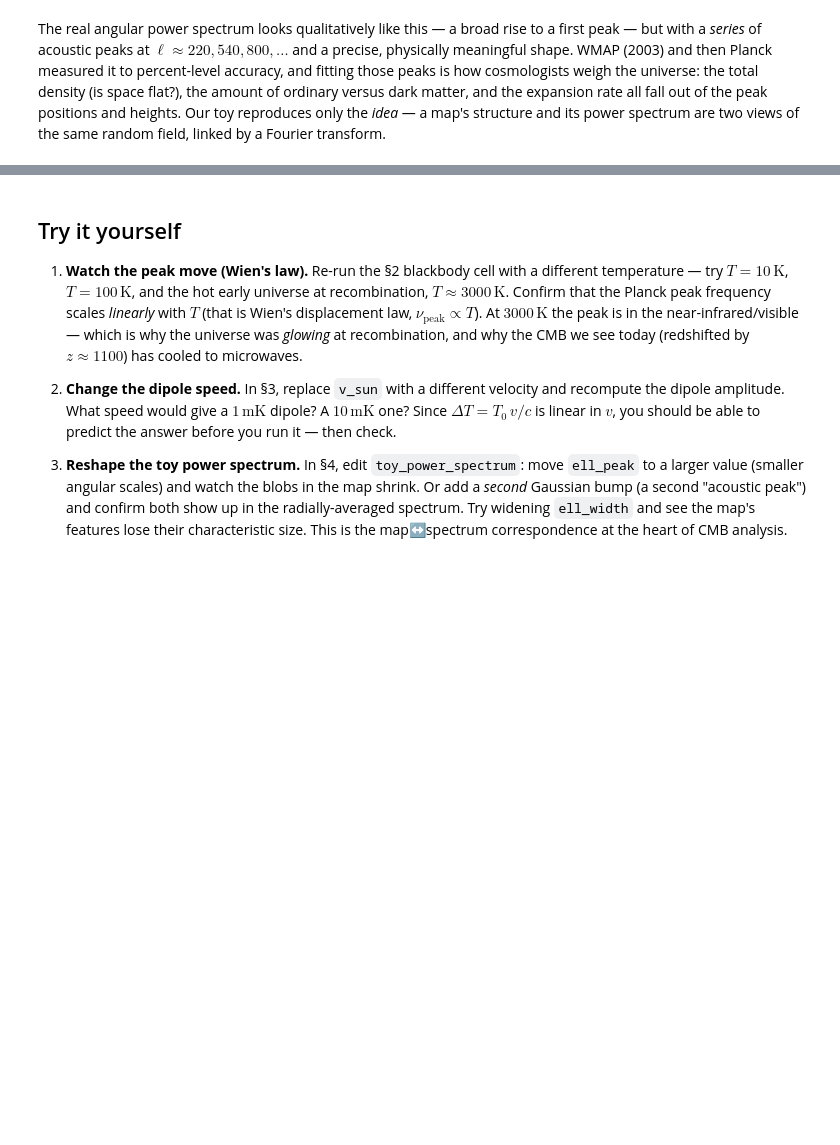
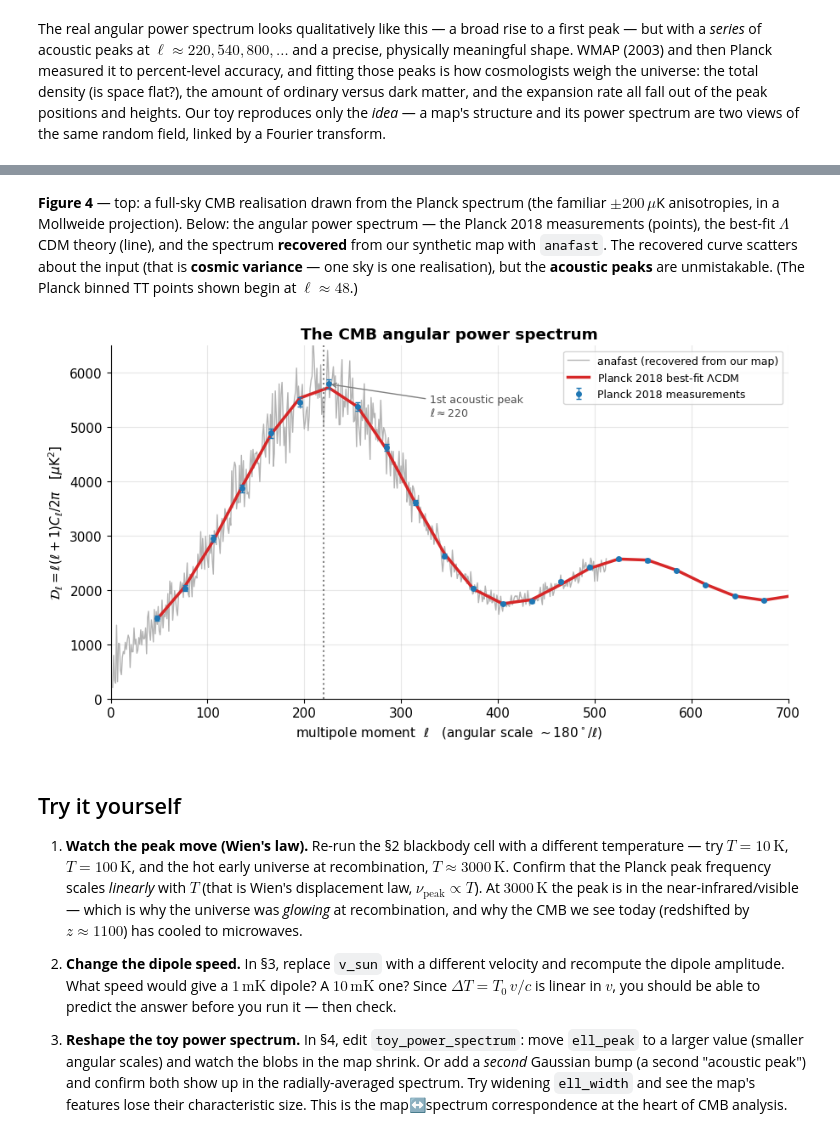
Before and after one commit to joebarbere/jansky, a Jupyter notebook: notebooks/22_cosmic_microwave_background.ipynb, the cells around one changed output, grey strips where cells are left out. Saved outputs shown, nothing was run; the diff lists cells and outputs as text; code cells hidden in the pictures; blank space fills up the shorter version.

```diff
--- a/notebooks/22_cosmic_microwave_background.ipynb
+++ b/notebooks/22_cosmic_microwave_background.ipynb
@@ -529,3 +589,33 @@ spectrum are two views of the same random field, linked by a Fourier transform.
+# %% [markdown]
+**Figure 4** — top: a full-sky CMB realisation drawn from the Planck spectrum (the familiar
+$\pm200\,\mu$K anisotropies, in a Mollweide projection). Below: the angular power spectrum — the
+Planck 2018 measurements (points), the best-fit $\Lambda$CDM theory (line), and the spectrum
+**recovered** from our synthetic map with `anafast`. The recovered curve scatters about the input
+(that is **cosmic variance** — one sky is one realisation), but the **acoustic peaks** are
+unmistakable. (The Planck binned TT points shown begin at $\ell\approx48$.)
+# %%
+fig, ax = plt.subplots(figsize=(9.2, 5.2))
+
+if HAVE_HEALPY:
+    keep = (ell_rec >= 2) & (ell_rec <= 700)
+    ax.plot(ell_rec[keep], dl_rec[keep], color="0.7", lw=1.0,
+            label="anafast (recovered from our map)")
+ax.plot(PL_ELL, PL_BEST, color="tab:red", lw=2.5, label=r"Planck 2018 best-fit $\Lambda$CDM")
+ax.errorbar(PL_ELL, PL_DL, yerr=PL_ERR, fmt="o", ms=4, color="tab:blue",
+            capsize=2, lw=1, label="Planck 2018 measurements")
+ax.axvline(220, color="0.5", ls=":", lw=1.5)
+ax.annotate("1st acoustic peak\n" + r"$\ell\approx220$", xy=(225, 5793), xytext=(330, 5200),
+            fontsize=9, color="0.3", arrowprops=dict(arrowstyle="->", color="0.5"))
+ax.set_xlim(0, 700)
+ax.set_ylim(0, 6500)
+ax.set_xlabel(r"multipole moment  $\ell$   (angular scale $\sim 180^\circ/\ell$)")
+ax.set_ylabel(r"$\mathcal{D}_\ell = \ell(\ell+1)C_\ell/2\pi$   [$\mu$K$^2$]")
+ax.set_title("The CMB angular power spectrum")
+ax.legend(fontsize=9, loc="upper right")
+fig.tight_layout()
+plt.show()
+# %% [output]
+[figure, added]
 # %% [markdown]
 ## Try it yourself
 
```
Also changed, not shown: parts of 2 cells of this notebook, 3 other files.
